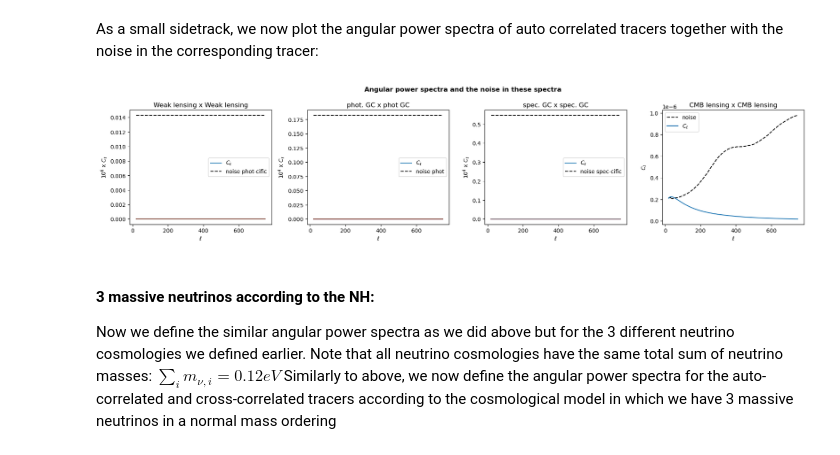
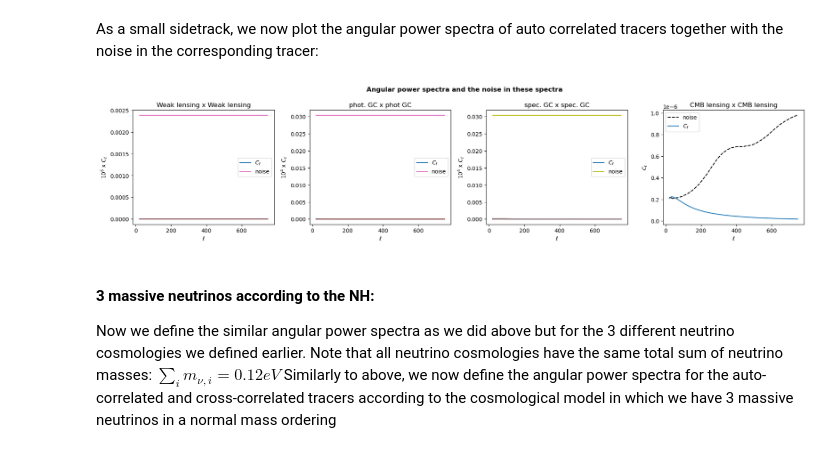
Before and after one commit to XanderHenrik/Masters-Project, a Jupyter notebook: notebooks/identifiability_test.ipynb, the cells around one changed output. Saved outputs shown, nothing was run; the diff lists cells and outputs as text; code cells hidden in the pictures.

```diff
--- a/notebooks/identifiability_test.ipynb
+++ b/notebooks/identifiability_test.ipynb
@@ -249,10 +247,10 @@ plt.subplots_adjust(wspace=0.25)
 for j in range(len(phot_tomo_bins)):
     axes[0].plot(l, lcdm_auto_wl[j], label=r'$C_{\ell}$' if j == 0 else "")
 
-# axes[0].plot(l, noise_wl, label='noise')
+axes[0].plot(l, noise_wl, label='noise')
 # axes[0].plot(l, 10e4 * lcdm_auto_wl[5], label=r'$C_{\ell}$')
 
-axes[0].plot(l, noise_wl_corr, 'k--', label='noise phot-cific')
+# axes[0].plot(l, noise_wl_corr, 'k--', label='noise phot-cific')
 # axes[0].plot(l, 1e6 * lcdm_auto_wl[0], label=r'$C_{\ell}$')
 axes[0].set_title("\nWeak lensing x Weak lensing")
 axes[0].legend()
@@ -264,42 +262,42 @@ axes[0].set_ylabel(r'$10^{6}$ x $C_{\ell}$')
 for k in range(len(phot_tomo_bins)):
     axes[1].plot(l, lcdm_auto_gc_ph[k], label=r'$C_{\ell}$' if k == 0 else "")
 
-# axes[1].plot(l, noise_gc, label='noise')
+axes[1].plot(l, noise_gc, label='noise')
 # axes[1].plot(l, 10e2 * lcdm_auto_gc_ph[0], label=r'$C_{\ell}$')
 
-axes[1].plot(l, noise_gc_phot, 'k--', label='noise phot')
+# axes[1].plot(l, noise_gc_phot, 'k--', label='noise phot')
 # axes[1].plot(l, 1e4 * lcdm_auto_gc_ph[0], label=r'$C_{\ell}$')
 axes[1].set_title("\nphot. GC x phot GC")
 axes[1].legend()
 axes[1].set_xlabel(r'$\ell$')
 axes[1].set_ylabel(r'$10^{4}$ x $C_{\ell}$')
 
 # For Spectroscopic GC:
 # To include all the tomographic bins:
 for m in range(len(spec_tomo_bins)):
     axes[2].plot(l, lcdm_auto_gc_sp[m], label=r'$C_{\ell}$' if m == 0 else "")
 
-# axes[2].plot(l, noise_gc, label='noise')
+axes[2].plot(l, noise_gc, label='noise')
 # axes[2].plot(l, 10e2 * lcdm_auto_gc_sp[0], label=r'$C_{\ell}$')
 
-axes[2].plot(l, noise_gc_spec, 'k--', label='noise spec-cific')
+# axes[2].plot(l, noise_gc_spec, 'k--', label='noise spec-cific')
 #axes[2].plot(l, 1e4 * lcdm_auto_gc_sp[0], label=r'$C_{\ell}$')
 axes[2].set_title("\nspec. GC x spec. GC")
 axes[2].legend()
 axes[2].set_xlabel(r'$\ell$')
 axes[2].set_ylabel(r'$10^{4}$ x $C_{\ell}$')
 
 # For CMB lensing:
 axes[3].plot(l, noise_cmb_l[0:len(l)], 'k--', label='noise')
 axes[3].plot(l, lcdm_auto_cmb[0], label=r'$C_{\ell}$')
 axes[3].set_title("\nCMB lensing x CMB lensing")
 axes[3].legend()
 axes[3].set_xlabel(r'$\ell$')
 axes[3].set_ylabel(r'$C_{\ell}$')
 
 plt.show()
 # %% [output]
-[figure, old version]
+[figure, new version]
 # %% [markdown]
 #### 3 massive neutrinos according to the NH:
 Now we define the similar angular power spectra as we did above but for the 3 different neutrino cosmologies we defined earlier. Note that all neutrino cosmologies have the same total sum of neutrino masses: $\sum_{i} m_{\nu, i} = 0.12 eV$
```
Also changed, not shown: parts of 2 cells of this notebook, 3 other files.
